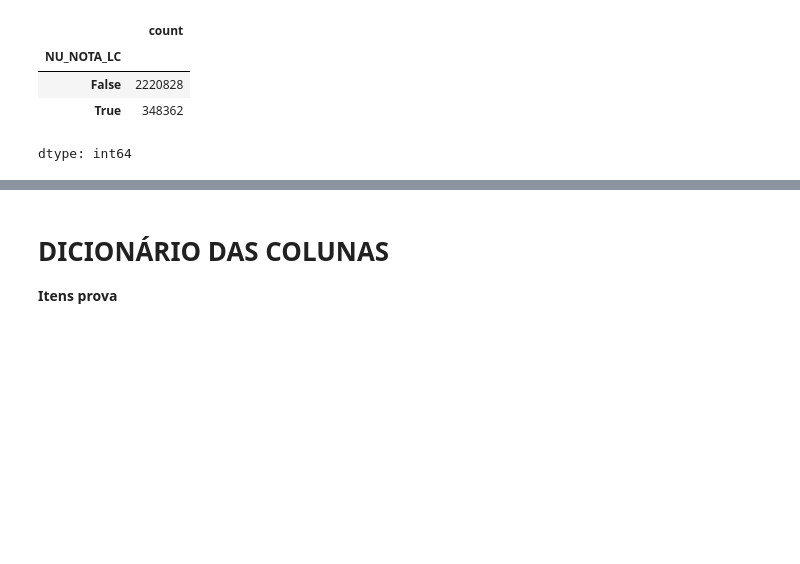
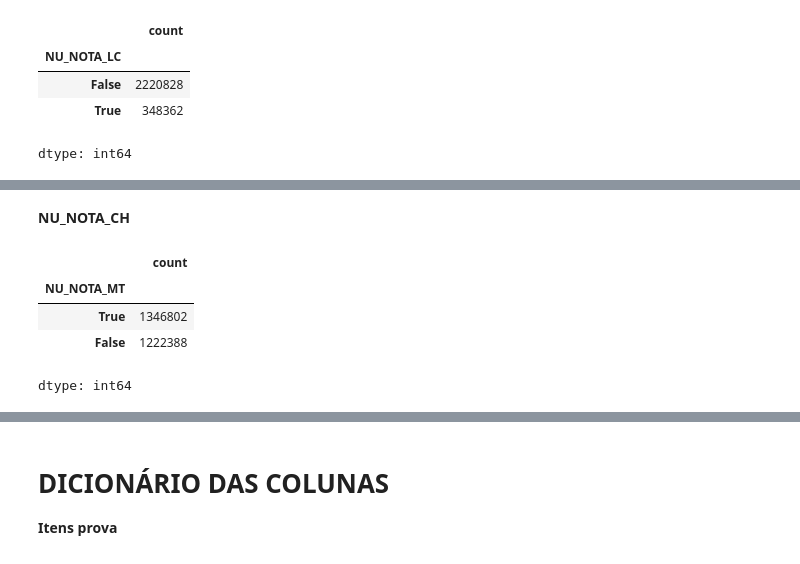
Before and after one commit to MiguelMussalam/predicao_ia_notas_enem, a Jupyter notebook: Tratamento_dos_dados_brutos_do_ENEM_2023.ipynb, the cells around one changed output, grey strips where cells are left out. Cells and saved outputs as stored; diff of their text form; code cells hidden in the pictures; blank space fills up the shorter version.

```diff
--- a/Tratamento_dos_dados_brutos_do_ENEM_2023.ipynb
+++ b/Tratamento_dos_dados_brutos_do_ENEM_2023.ipynb
@@ -294,0 +175,12 @@ dtype: int64
+# %% [markdown]
+**NU_NOTA_CH**
+# %%
+# - Classe 1
+cont_valor_1 = (microdados_tratados_enem_2023.NU_NOTA_CH >= 0) & (microdados_tratados_enem_2023.NU_NOTA_CH < 401)
+cont_valor_2.value_counts()
+# %% [output]
+|  | count |
+| NU_NOTA_MT |  |
+| True | 1346802 |
+| False | 1222388 |
+dtype: int64
```
Also changed, not shown: parts of 33 cells of this notebook.
